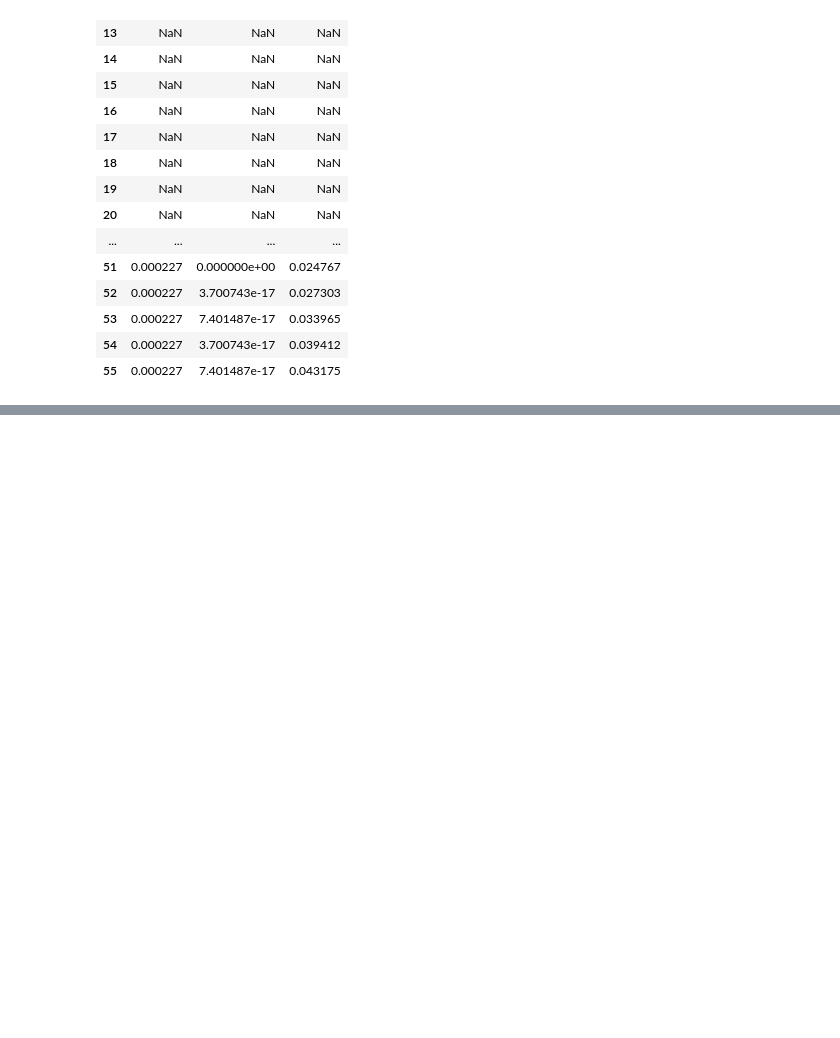
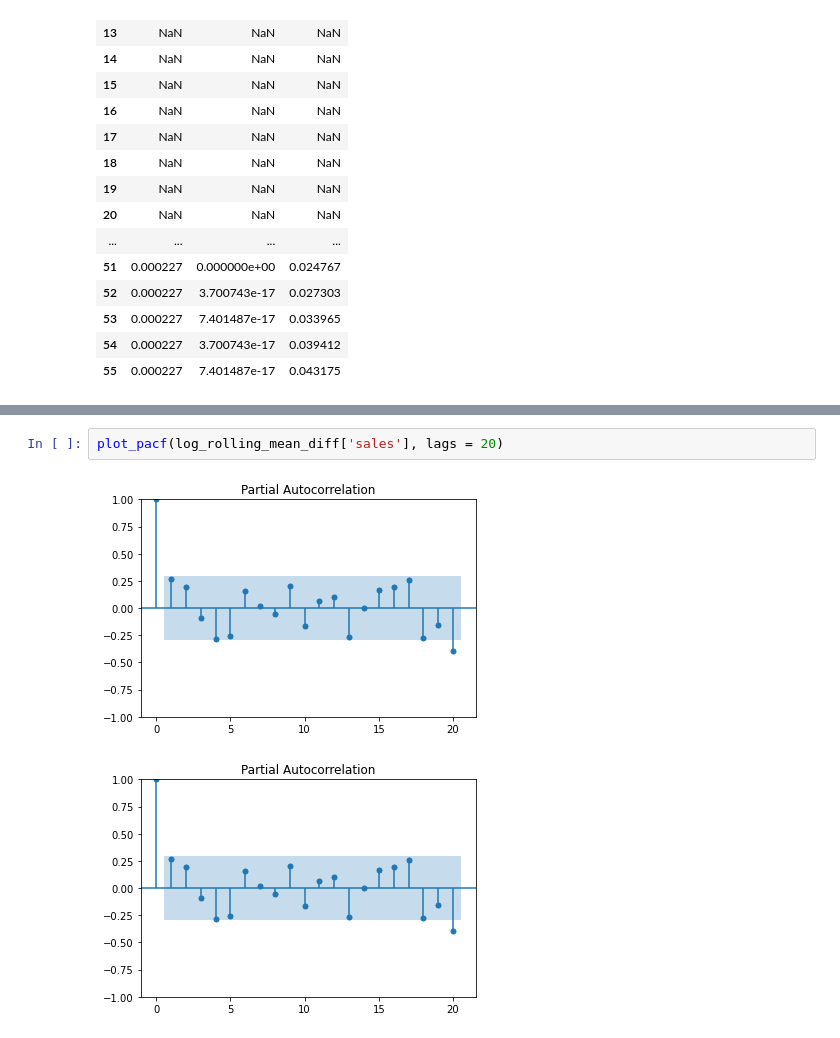
Before and after one commit to jag-shrestha/Sales-Forecast, a Jupyter notebook: Sales_Prediction_TSF.ipynb, the cells around one changed output, grey strips where cells are left out. Saved outputs shown, nothing was run; the diff lists cells and outputs as text; blank space fills up the shorter version.

```diff
--- a/Sales_Prediction_TSF.ipynb
+++ b/Sales_Prediction_TSF.ipynb
@@ -393,0 +400,5 @@ dtype: float64
+# %%
+plot_pacf(log_rolling_mean_diff['sales'], lags = 20)
+# %% [output]
+[figure, added]
+[figure, added]
```
Also changed, not shown: parts of 2 cells of this notebook.
